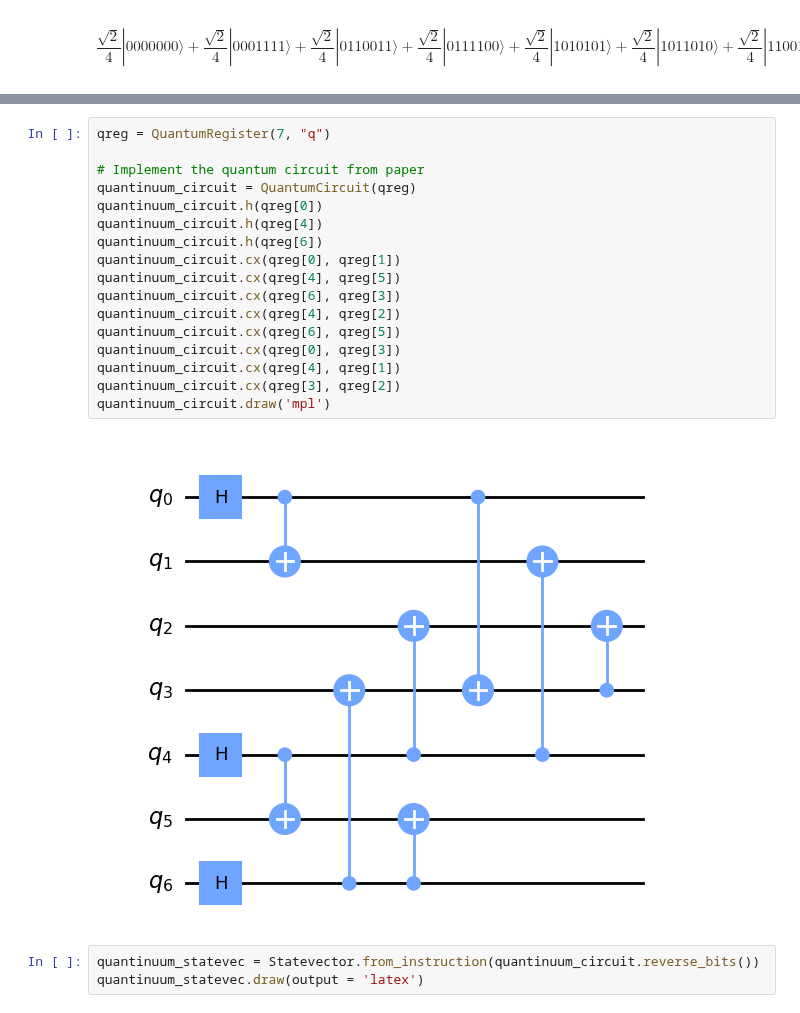
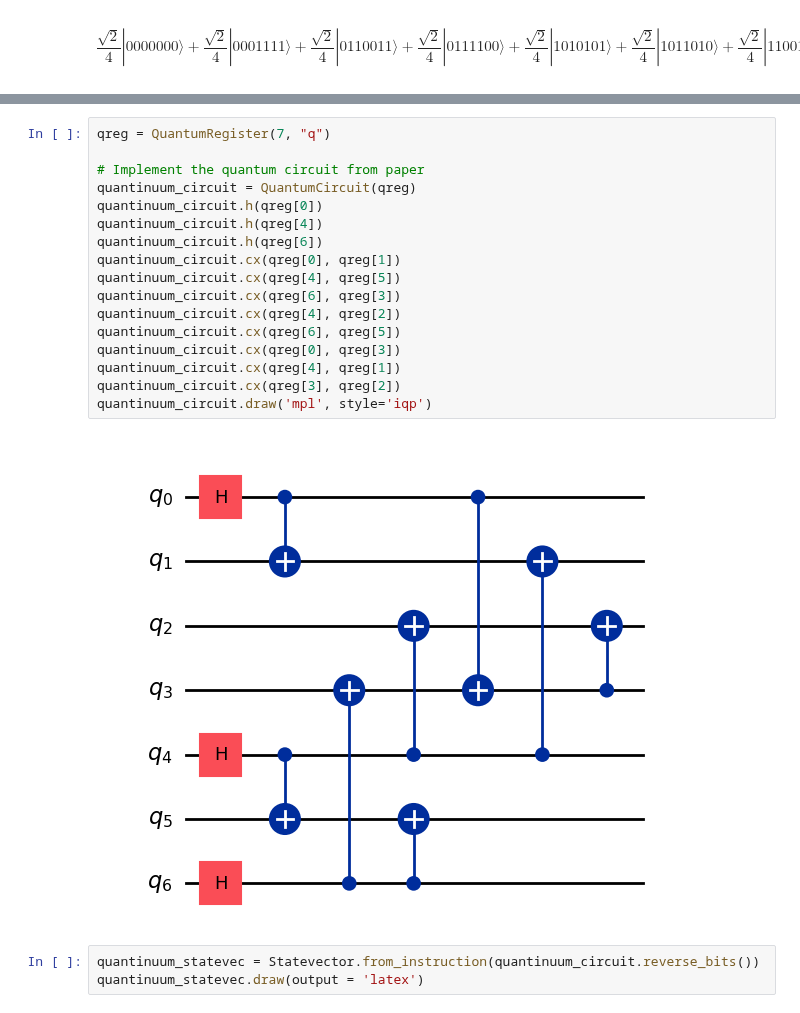
Before and after one commit to GT-Quantum-Computing-Association/LogicalQ, a Jupyter notebook: demos/SteaneCode-Encoding.ipynb, the cells around one changed output, grey strips where cells are left out. Drawn from its saved outputs; the diff is of its cells as text.

```diff
--- a/demos/SteaneCode-Encoding.ipynb
+++ b/demos/SteaneCode-Encoding.ipynb
@@ -58,22 +58,22 @@ Let's try their circuit implementation.
 # %%
 qreg = QuantumRegister(7, "q")
 
 # Implement the quantum circuit from paper
 quantinuum_circuit = QuantumCircuit(qreg)
 quantinuum_circuit.h(qreg[0])
 quantinuum_circuit.h(qreg[4])
 quantinuum_circuit.h(qreg[6])
 quantinuum_circuit.cx(qreg[0], qreg[1])
 quantinuum_circuit.cx(qreg[4], qreg[5])
 quantinuum_circuit.cx(qreg[6], qreg[3])
 quantinuum_circuit.cx(qreg[4], qreg[2])
 quantinuum_circuit.cx(qreg[6], qreg[5])
 quantinuum_circuit.cx(qreg[0], qreg[3])
 quantinuum_circuit.cx(qreg[4], qreg[1])
 quantinuum_circuit.cx(qreg[3], qreg[2])
-quantinuum_circuit.draw('mpl')
+quantinuum_circuit.draw('mpl', style='iqp')
 # %% [output]
-[figure, old version]
+[figure, new version]
 # %%
 quantinuum_statevec = Statevector.from_instruction(quantinuum_circuit.reverse_bits())
 quantinuum_statevec.draw(output = 'latex')
```
Also changed, not shown: parts of 12 cells of this notebook, 1 other file.
